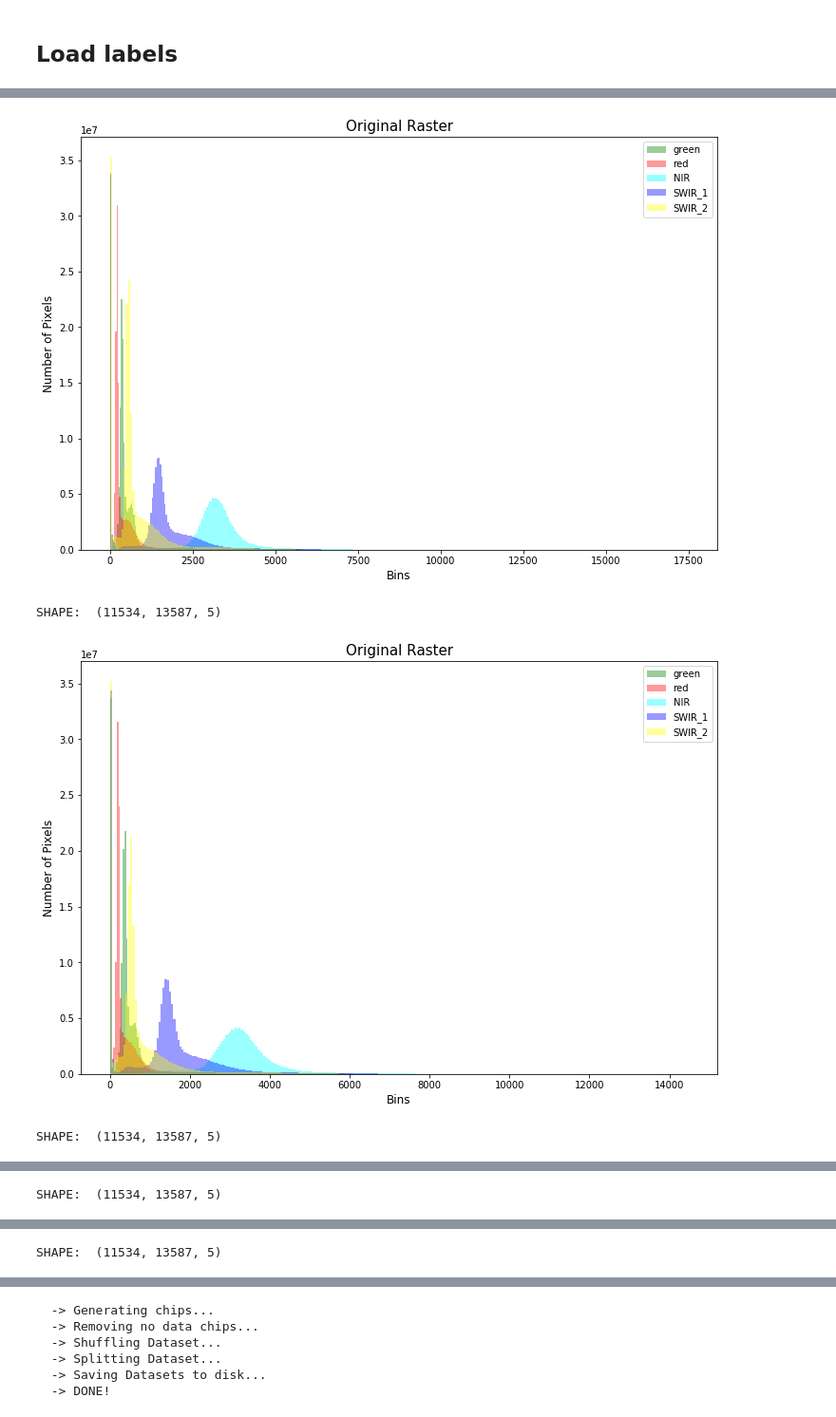
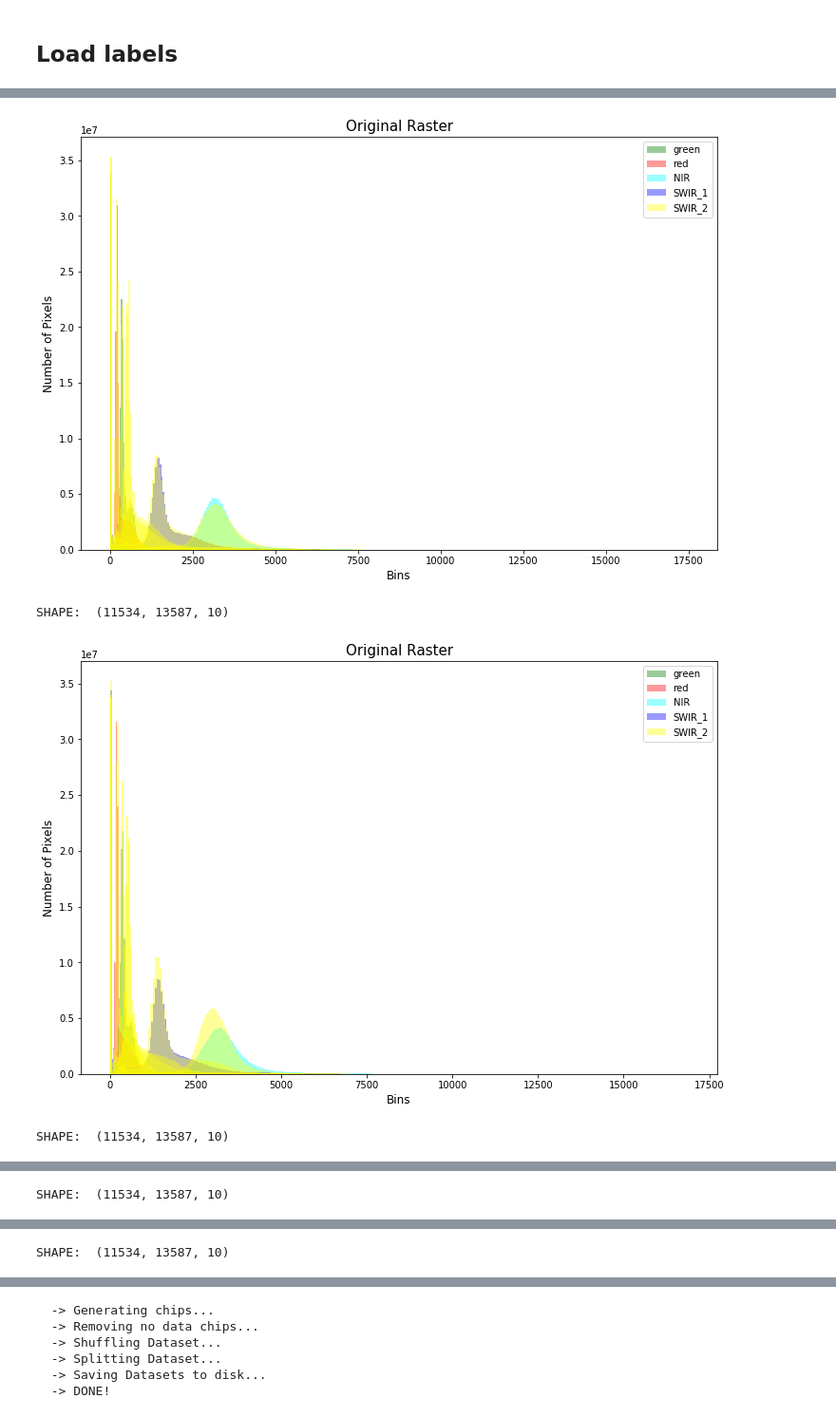
Before and after one commit to rvmaretto/deepgeo, a Jupyter notebook: notebooks/paper_deforestation_2018/generate_dataset_paper-timestack.ipynb, the cells around one changed output, grey strips where cells are left out. Shown at 95% size. Drawn from its saved outputs; the diff is of its cells as text; code cells hidden in the pictures.

```diff
--- a/notebooks/paper_deforestation_2018/generate_dataset_paper-timestack.ipynb
+++ b/notebooks/paper_deforestation_2018/generate_dataset_paper-timestack.ipynb
@@ -32,23 +32,25 @@ DATA_DIR = "/home/raian/doutorado/Dados/generated"
 shape_file = os.path.join(DATA_DIR, 'Prodes_mosaic.shp')
 rasters_dir = os.path.join(DATA_DIR, 'images_5bands')
 
-# years = [2014, 2015, 2016, 2017]
-years = [2013, 2014, 2015, 2016, 2017]
+years = [2014, 2015, 2016, 2017]
+# years = [2013, 2014, 2015, 2016, 2017]
 
-# raster_files = [os.path.join(rasters_dir, 'stacked_mosaic_%d_%d.tif' % (i - 1, i)) for i in years]
-raster_files = [os.path.join(rasters_dir, 'mosaic_%d.tif' % (i)) for i in years]
+raster_files = [os.path.join(rasters_dir, 'stacked_mosaic_%d_%d.tif' % (i - 1, i)) for i in years]
+# raster_files = [os.path.join(rasters_dir, 'mosaic_%d.tif' % (i)) for i in years]
 
-qa_bands = [0] # , 6]
-stacking_years = 1
-m_class_names = ['no data', 'not deforestation', 'deforestation', 'non_forest', 'clouds']
+qa_bands = [0, 6]
+stacking_years = 2
+m_class_names = ['no data', 'not deforestation', 'deforestation', 'clouds']
 bands = ['green', 'red', 'NIR', 'SWIR_1', 'SWIR_2']
 
 sensor = 'Landsat8-OLI'
 ds_no_data = -10
 indexes_to_compute = 'none'
 standardization = 'reduce_sr'
+# norm_range = {'min': 0, 'max': 1}
 # chip_size = 286
 chip_size = 316
+tolerance_nodata = 0.0
 
 # Output Files
 output_path = DATA_DIR
@@ -56,19 +58,21 @@ out_labels_path = os.path.join(DATA_DIR, 'labels_one_def_cl')
 out_labels = [os.path.join(out_labels_path, 'labels_cloudless_%d.tif' % i) for i in years]
 
 # output_shp = os.path.join(output_path, "new_samples.shp")
-output_ds = os.path.join(output_path, 'dataset_%dx%d_def_one_cl_rm_nd_SR-%s-%s' % (chip_size, chip_size, years[0], years[-1]))
+output_ds = os.path.join(output_path, 'dataset_%dx%d_labels_one_def_cl_rm_nd_timestack_SR-%s-%s' % (chip_size, chip_size, years[0], years[-1]))
 ds_file_name = 'dataset'
 # %%
 dataset_description = {'years': years,
                        'stacking_years': stacking_years,
                        'standardization': standardization,
+#                        'range': norm_range,
                        'spectr_indexes': indexes_to_compute,
                        'bands': bands,
                        'sensor': sensor,
                        'classes': m_class_names,
                        'img_no_data': ds_no_data,
                        'chip_size': chip_size,
-                       'Notes': 'Removing all chips with no data values.'}
+                       'tolerance_nodata': tolerance_nodata,
+                       'notes': 'Removing all chips with more than 50% of no data values.'}
 # %% [markdown]
 ## Load labels
 # %%
@@ -107,22 +107,26 @@ TYPE:  int32
 # %%
 raster_arrays = []
 for file in raster_files:
     preproc = prep.Preprocessor(file, no_data=-9999)
     preproc.remove_bands(qa_bands)
     preproc.set_nodata_value(dataset_description['img_no_data'])
     original_raster = preproc.get_raster_stacked_raster()
 
     vis.plot_image_histogram(original_raster, cmap=["green", "red", "cyan", "blue", "yellow"],
                              title="Original Raster", legend=bands)
 
     if indexes_to_compute != 'none':
         preproc.compute_indexes(indexes_to_compute)
 
-    preproc.standardize_image(dataset_description['standardization'])
+    if 'range' in dataset_description:
+        preproc.standardize_image(dataset_description['standardization'], dataset_description['range'])
+    else:
+        preproc.standardize_image(dataset_description['standardization'])
+
     raster_arrays.append(preproc.get_raster_stacked_raster())
     print('SHAPE: ', preproc.get_raster_stacked_raster().shape)
 # %% [output]
-[figure, old version]
+[figure, new version]
-SHAPE:  (11534, 13587, 5)
+SHAPE:  (11534, 13587, 10)
-[figure, old version]
+[figure, new version]
-SHAPE:  (11534, 13587, 5)
+SHAPE:  (11534, 13587, 10)
@@ -130 +134 @@ SHAPE:  (11534, 13587, 5)
-SHAPE:  (11534, 13587, 5)
+SHAPE:  (11534, 13587, 10)
@@ -132 +136 @@ SHAPE:  (11534, 13587, 5)
-SHAPE:  (11534, 13587, 5)
+SHAPE:  (11534, 13587, 10)
```
Also changed, not shown: parts of 5 cells of this notebook, 9 other files.
